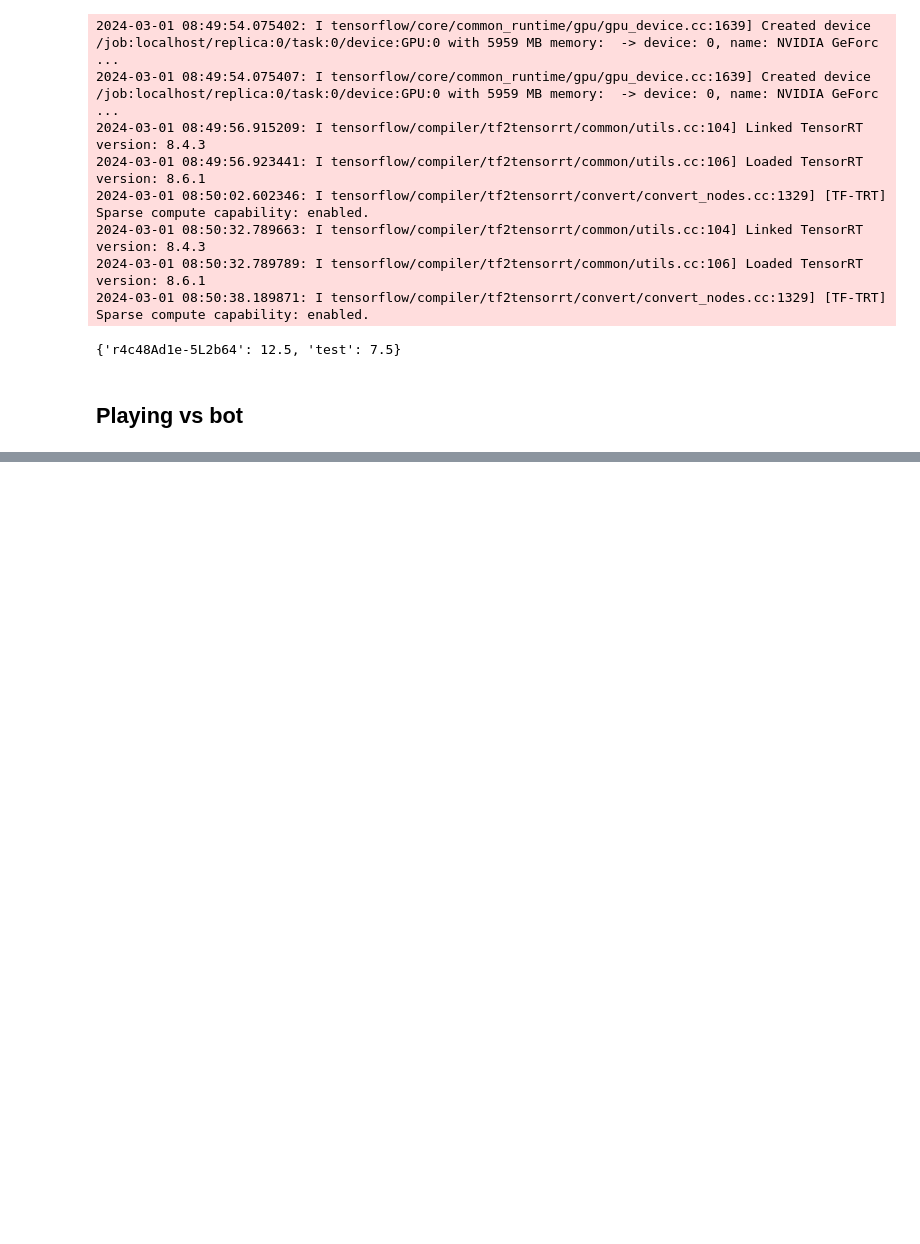
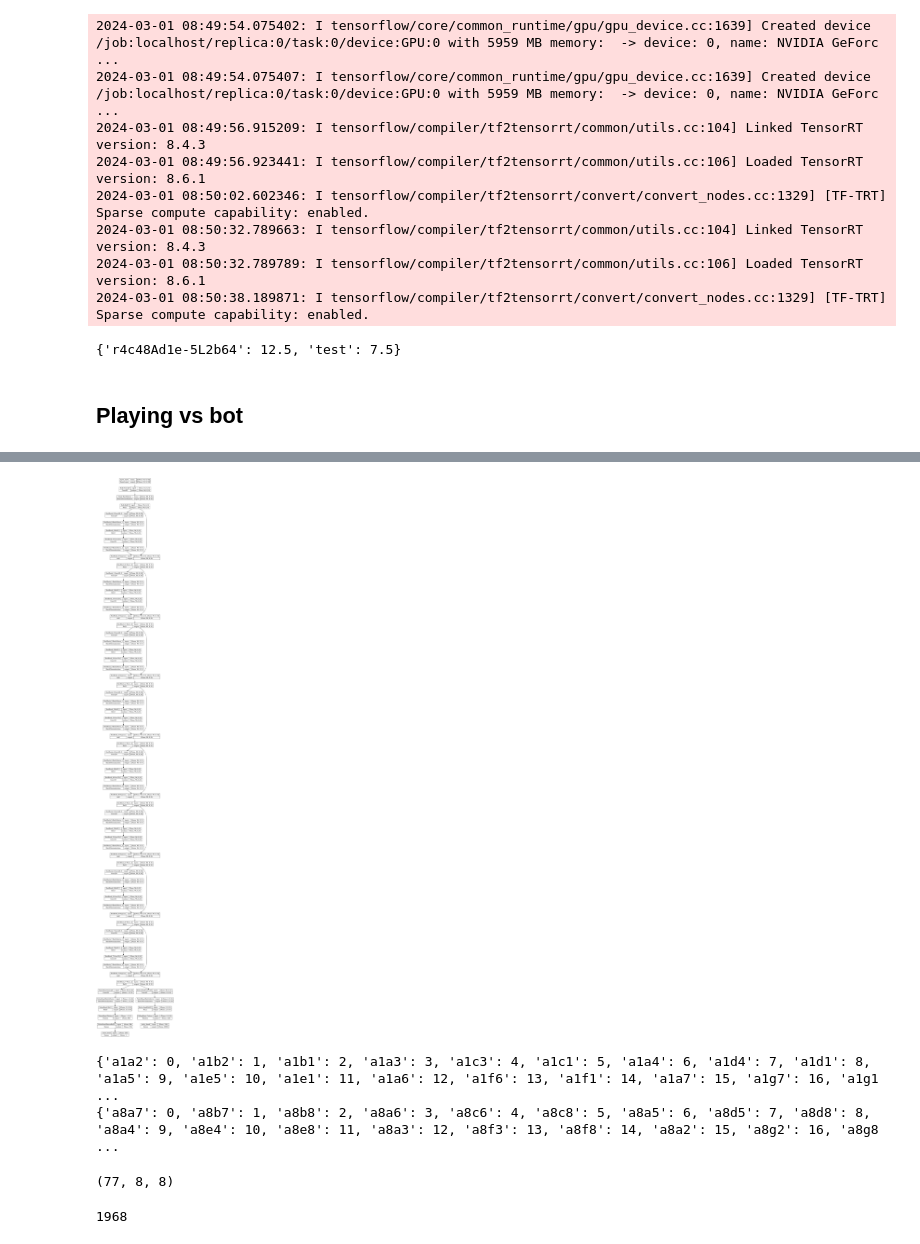
Before and after one commit to tomaz-piko/ChessBot, a Jupyter notebook: main/bot_testing.ipynb, the cells around one changed output, grey strips where cells are left out. Drawn from its saved outputs; the diff is of its cells as text; code cells hidden in the pictures; blank space fills up the shorter version.

```diff
--- a/main/bot_testing.ipynb
+++ b/main/bot_testing.ipynb
@@ -227,0 +253,4 @@ b2b4  (None)  N: 0    (v: 0.000000, p:  10.986814)  (p_norm:   2.81%)  (P: 0.028
+# %%
+from train.model import generate_model
+
+model = generate_model()
@@ -227,0 +281,59 @@ b2b4  (None)  N: 0    (v: 0.000000, p:  10.986814)  (p_norm:   2.81%)  (P: 0.028
+# %%
+from keras.utils import plot_model
+plot_model(model, to_file='model_n.png', show_shapes=True, show_layer_names=True)
+# %% [output]
+[figure, added]
+# %%
+from actionspace import map_w, map_b
+import json
+
+# Swap key and value
+w_r = {v: k for k, v in map_w.items()}
+b_r = {v: k for k, v in map_b.items()}
+
+w_r = dict(sorted(w_r.items(), key=lambda item: item[0]))
+b_r = dict(sorted(b_r.items(), key=lambda item: item[0]))
+
+map_w2 = {v: k for k, v in enumerate(w_r.values())}
+map_b2 = {v: k for k, v in enumerate(b_r.values())}
+
+print(map_w2)
+print(map_b2)
+
+#Save to json files
+
+with open("map_w.json", "w") as f:
+    json.dump(map_w2, f)
+
+with open("map_b.json", "w") as f:
+    json.dump(map_b2, f)
+# %% [output]
+{'a1a2': 0, 'a1b2': 1, 'a1b1': 2, 'a1a3': 3, 'a1c3': 4, 'a1c1': 5, 'a1a4': 6, 'a1d4': 7, 'a1d1': 8, 'a1a5': 9, 'a1e5': 10, 'a1e1': 11, 'a1a6': 12, 'a1f6': 13, 'a1f1': 14, 'a1a7': 15, 'a1g7': 16, 'a1g1 ...
+{'a8a7': 0, 'a8b7': 1, 'a8b8': 2, 'a8a6': 3, 'a8c6': 4, 'a8c8': 5, 'a8a5': 6, 'a8d5': 7, 'a8d8': 8, 'a8a4': 9, 'a8e4': 10, 'a8e8': 11, 'a8a3': 12, 'a8f3': 13, 'a8f8': 14, 'a8a2': 15, 'a8g2': 16, 'a8g8 ...
+# %%
+from gameimage import board_to_image
+import chess
+from game import Game
+from train.config import TrainingConfig
+
+config = TrainingConfig()
+game = Game(chess.Board())
+game.make_move("e2e4")
+game.make_move("e7e5")
+game.make_move("d2d4")
+game.make_move("d7d5")
+game.make_move("g1f3")
+game.make_move("f8e7")
+image = board_to_image(game.board, config.history_steps, config.repetition_planes)
+image.shape
+# %% [output]
+(77, 8, 8)
+# %%
+from actionspace import map_w, map_b
+
+#w_r = {v: k for k, v in map_w.items()}
+
+#for idx, k in
+len(map_w)
+# %% [output]
+1968
```
Also changed, not shown: parts of 19 cells of this notebook, 26 other files.
